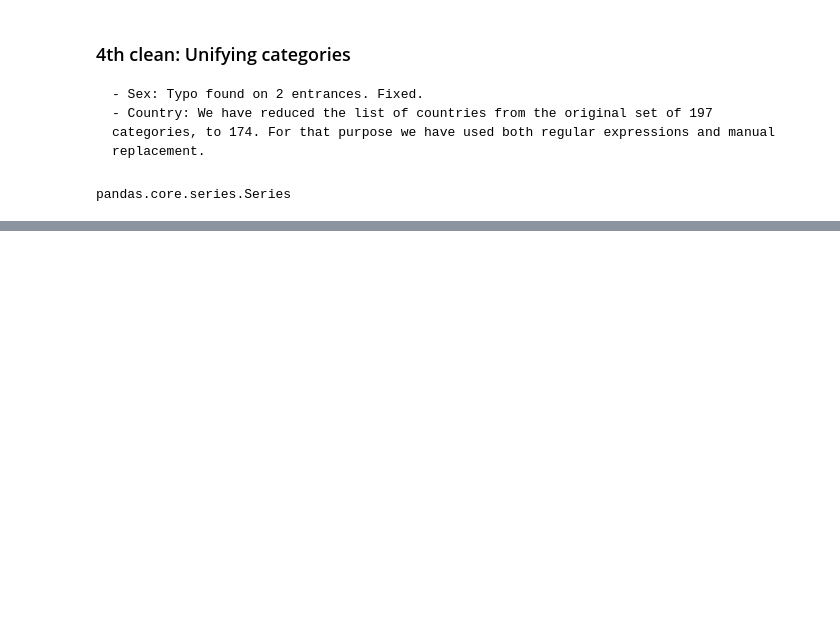
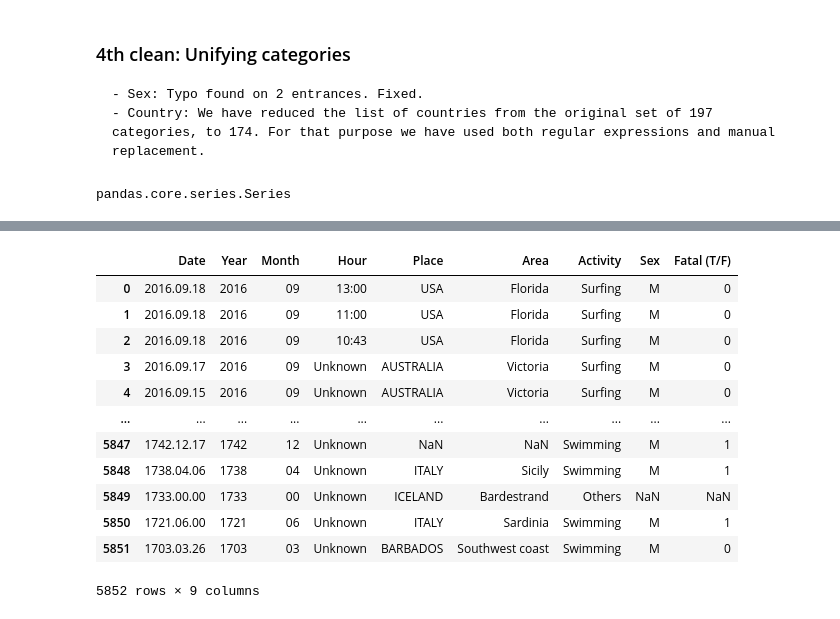
Before and after one commit to castares/pandas-data-cleaning, a Jupyter notebook: data_cleaning.ipynb, the cells around one changed output, grey strips where cells are left out. Drawn from its saved outputs; the diff is of its cells as text; code cells hidden in the pictures; blank space fills up the shorter version.

Commit message:
data cleaned

```diff
--- a/data_cleaning.ipynb
+++ b/data_cleaning.ipynb
@@ -107,0 +116,2 @@ len(set(data['Place']))
+# %%
+data['Month'] = [e[5:7] for e in data['Case Number']]
@@ -107,0 +130,11 @@ len(set(data['Place']))
+# %%
+data['Time'] = data['Time'].replace(regex = {r'\s[\w\-\d\/\()]+|\-[\w\-\d\/]+|j$|^\>|^\<':'', r'h':':'})
+# %%
+hour = []
+time = data['Time']
+for e in time:
+    if re.search(r'\d{2}\:\d{2}', str(e)) == None:
+        e = 'Unknown'
+    print(e)
+    hour.append(e)
+data['Hour'] = hour
@@ -158,0 +202,27 @@ for e in
+# %%
+data = data.replace({'Fatal (Y/N)':
+             { 'N' : '0',
+               'Y' : '1',
+               'n' : '0',
+               'y' : '1',
+             }})
+data['Fatal (Y/N)'].astype(bool)
+data.rename(columns={ 'Fatal (Y/N)' : 'Fatal (T/F)'}, inplace=True)
+# %%
+final_table = data[['Date', 'Year', 'Month', 'Hour', 'Place', 'Area', 'Activity', 'Sex', 'Fatal (T/F)']]
+final_table.to_csv("./cleaned_data_GSAF5.csv")
+display(final_table)
+# %% [output]
+|  | Date | Year | Month | Hour | Place | Area | Activity | Sex | Fatal (T/F) |
+| 0 | 2016.09.18 | 2016 | 09 | 13:00 | USA | Florida | Surfing | M | 0 |
+| 1 | 2016.09.18 | 2016 | 09 | 11:00 | USA | Florida | Surfing | M | 0 |
+| 2 | 2016.09.18 | 2016 | 09 | 10:43 | USA | Florida | Surfing | M | 0 |
+| 3 | 2016.09.17 | 2016 | 09 | Unknown | AUSTRALIA | Victoria | Surfing | M | 0 |
+| 4 | 2016.09.15 | 2016 | 09 | Unknown | AUSTRALIA | Victoria | Surfing | M | 0 |
+| ... | ... | ... | ... | ... | ... | ... | ... | ... | ... |
+| 5847 | 1742.12.17 | 1742 | 12 | Unknown | NaN | NaN | Swimming | M | 1 |
+| 5848 | 1738.04.06 | 1738 | 04 | Unknown | ITALY | Sicily | Swimming | M | 1 |
+| 5849 | 1733.00.00 | 1733 | 00 | Unknown | ICELAND | Bardestrand | Others | NaN | NaN |
+| 5850 | 1721.06.00 | 1721 | 06 | Unknown | ITALY | Sardinia | Swimming | M | 1 |
+| 5851 | 1703.03.26 | 1703 | 03 | Unknown | BARBADOS | Southwest coast | Swimming | M | 0 |
+5852 rows × 9 columns
```
Also changed, not shown: parts of 25 cells of this notebook.
